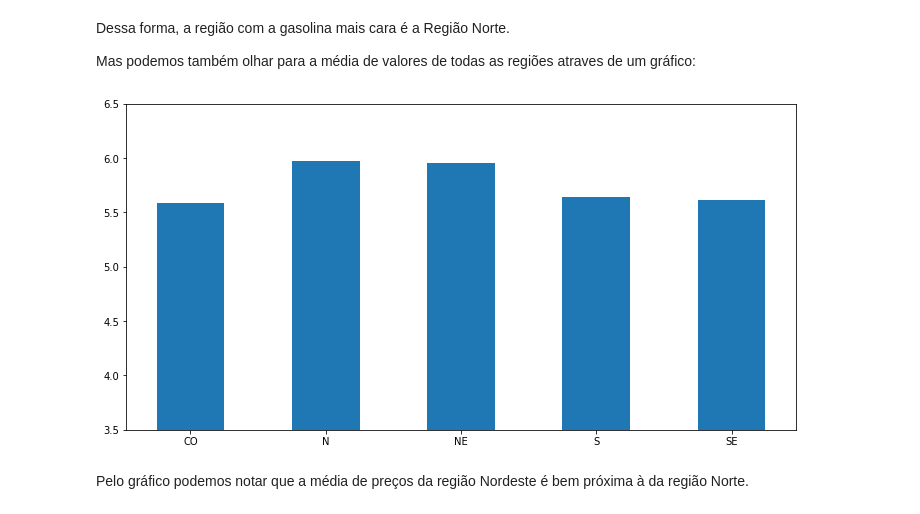
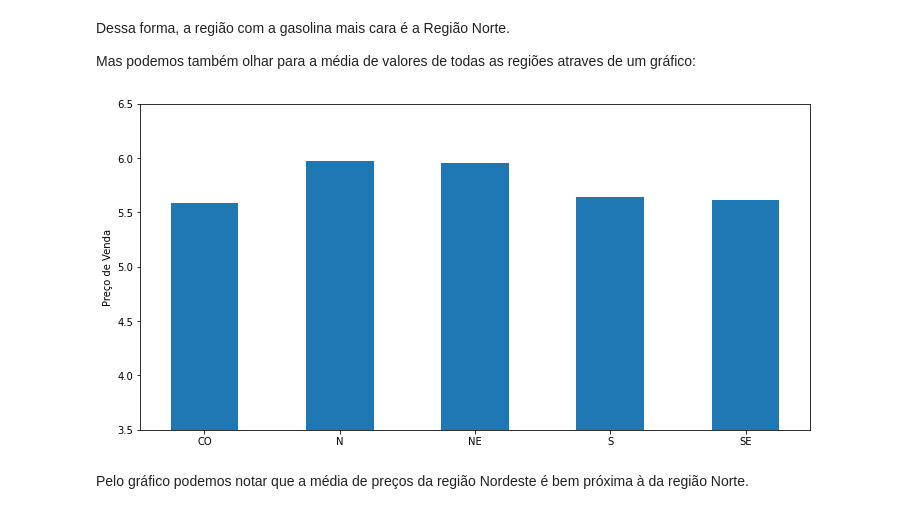
Before and after one commit to amoralles/ProjetoFinal_M4, a Jupyter notebook: ProjetoFinal_M4.ipynb, the cells around one changed output. Cells and saved outputs as stored; diff of their text form; code cells hidden in the pictures.

```diff
--- a/ProjetoFinal_M4.ipynb
+++ b/ProjetoFinal_M4.ipynb
@@ -382,12 +384,13 @@ med_gasolina.reset_index(inplace = True)
 # %%
 barWidth = 0.5
 plt.figure(figsize = (12,6))
 r1 = np.arange(len(med_gasolina['Regiao - Sigla']))
 plt.bar(r1, med_gasolina['Valor de Venda'], width = barWidth, align='center')
 plt.xticks(np.arange(len(med_gasolina['Regiao - Sigla'])), med_gasolina['Regiao - Sigla'].tolist())
+plt.ylabel('Preço de Venda')
 plt.ylim(3.5,6.5);
 # %% [output]
-[figure, old version]
+[figure, new version]
 # %% [markdown]
 Pelo gráfico podemos notar que a média de preços da região Nordeste é bem próxima à da região Norte.
 # %% [markdown]
```
Also changed, not shown: parts of 5 cells of this notebook.
